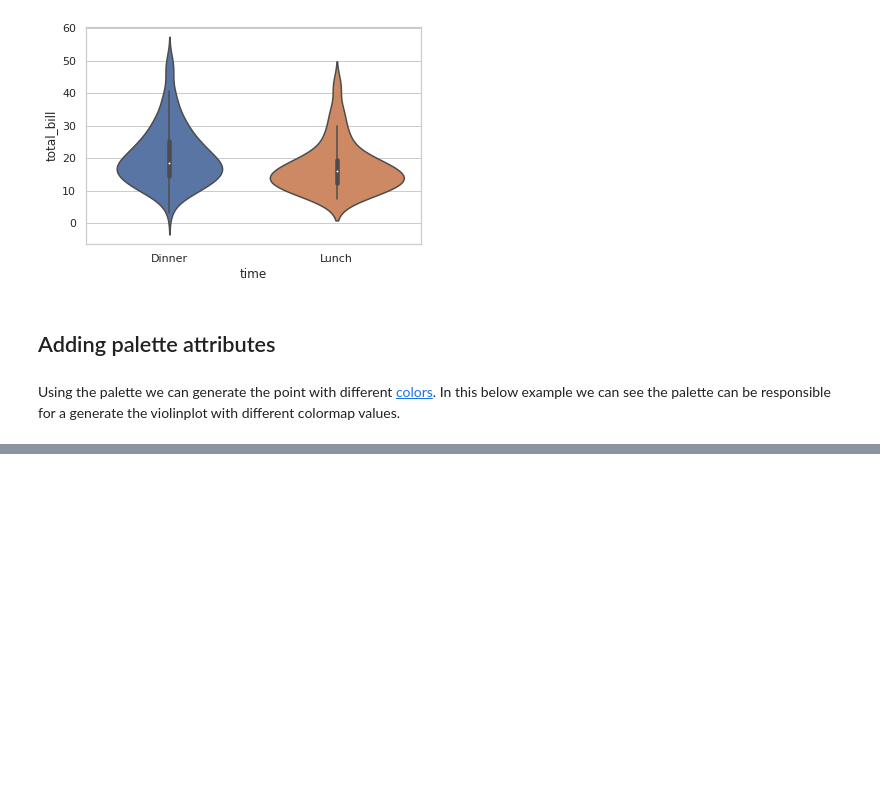
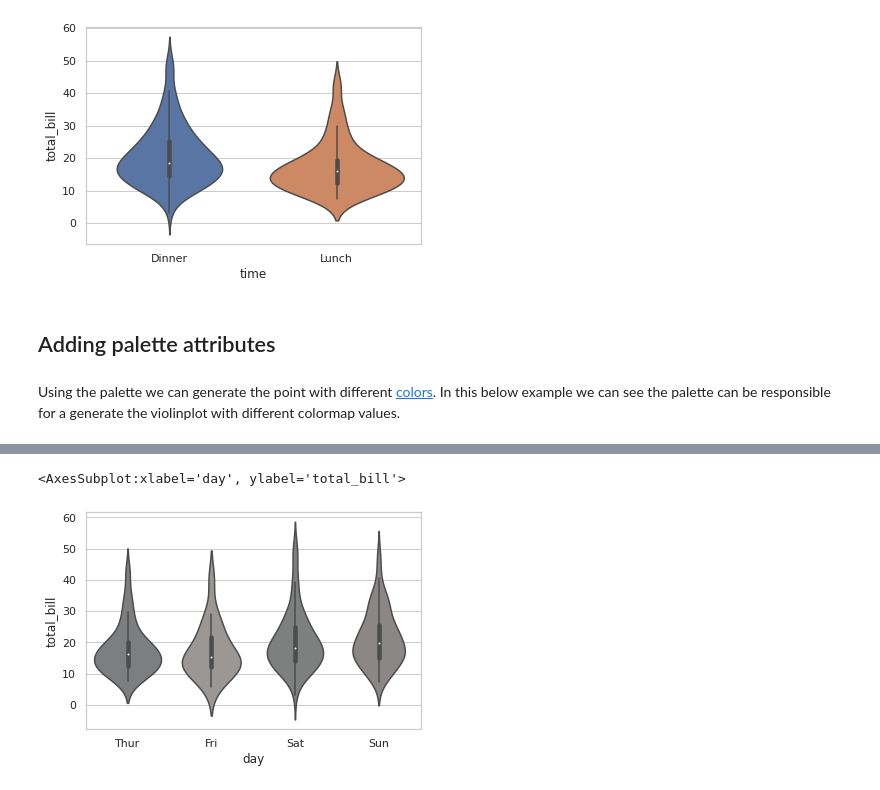
Before and after one commit to HumphreyKn/Python_Bar, a Jupyter notebook: Violin plots.ipynb, the cells around one changed output, grey strips where cells are left out. Drawn from its saved outputs; the diff is of its cells as text; code cells hidden in the pictures; blank space fills up the shorter version.

Commit message:
color and saturation features

```diff
--- a/Violin plots.ipynb
+++ b/Violin plots.ipynb
@@ -138,0 +147,5 @@ Using the palette we can generate the point with different [colors](https://seab
+# %%
+sns.violinplot(x="day", y="total_bill", data=data, saturation=0.03)
+# %% [output]
+<AxesSubplot:xlabel='day', ylabel='total_bill'>
+[figure, added]
```
Also changed, not shown: parts of 4 cells of this notebook.
